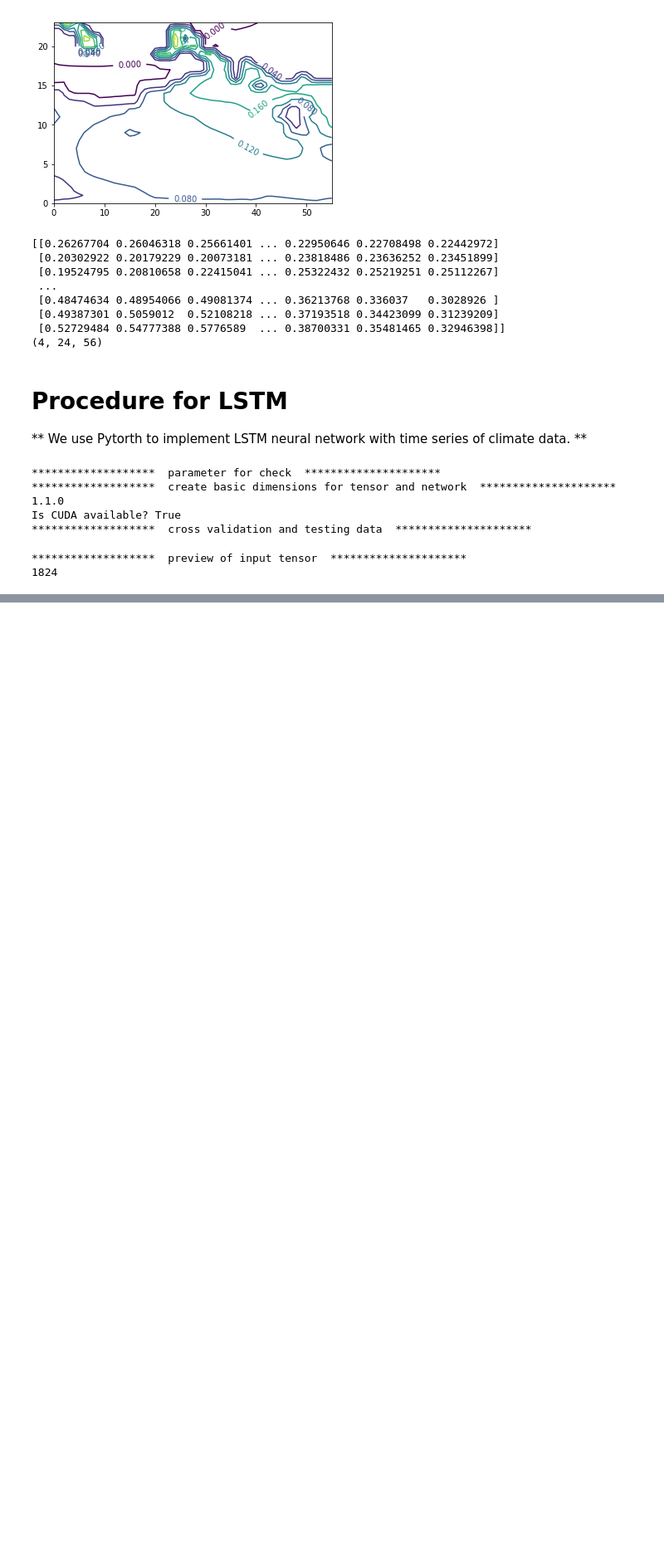
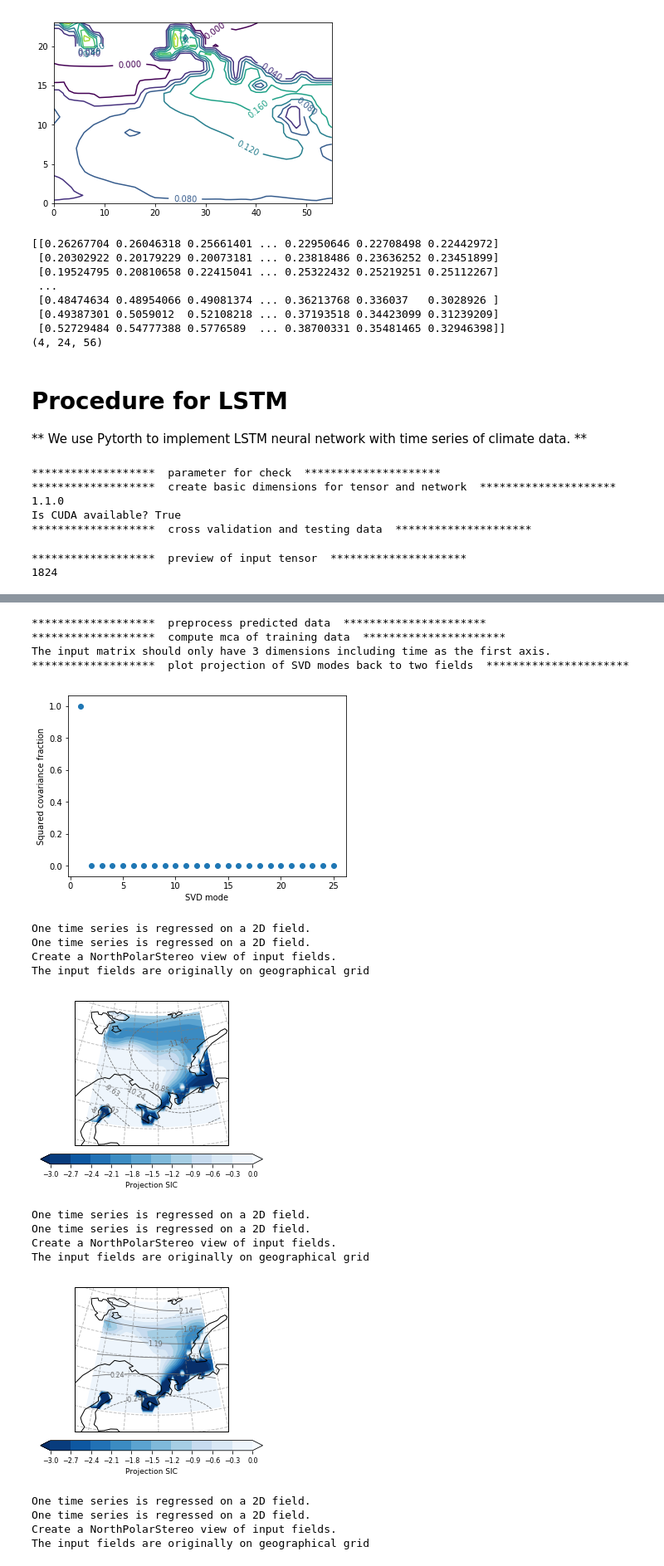
Before and after one commit to geek-yang/DeepArctic, a Jupyter notebook: Map/valid_All/map_LSTM_multiple_2SIC_Barents_GPU_param_validAll_MCA.ipynb, the cells around one changed output, grey strips where cells are left out. Shown at 83% size. Saved outputs shown, nothing was run; the diff lists cells and outputs as text; code cells hidden in the pictures; blank space fills up the shorter version.

```diff
--- a/Map/valid_All/map_LSTM_multiple_2SIC_Barents_GPU_param_validAll_MCA.ipynb
+++ b/Map/valid_All/map_LSTM_multiple_2SIC_Barents_GPU_param_validAll_MCA.ipynb
@@ -847,0 +721,80 @@ The input fields are originally on geographical grid
+# %%
+    ###################################################################################
+    ##### maximum covariance analysis projection back to data within training set #####
+    ###################################################################################
+    print ("*******************  preprocess predicted data  **********************")
+
+    print ("*******************  compute mca of training data  **********************")
+    sc, mca_left_m1, mca_right_m1, mca_left_m2, mca_right_m2, mca_left_m3,\
+    mca_right_m3 = deepclim.preprocess.operator.mca(sic_exp_norm[:-cross_valid_year*12*4-test_year*12*4, :, :],
+                                                    choice_exp_norm[:-cross_valid_year*12*4-test_year*12*4, :, :],
+                                                    dimension = 'temporal')
+    print ("*******************  plot projection of SVD modes back to two fields  **********************")
+    fig0 = plt.figure()
+    plt.scatter(np.arange(1,len(sc[:25])+1,1),sc[:25])
+    plt.xlabel('SVD mode')
+    plt.ylabel('Squared covariance fraction')
+    plt.show()
+    fig0.savefig(os.path.join(output_path, 'mca_SC_sic_var_training_temporal.png'), dpi=150)
+
+    slope_left_m1, _, _ = deepclim.preprocess.operator.linearRegress(mca_left_m1,
+                                                                     sic_exp_norm[:-cross_valid_year*12*4-test_year*12*4, :, :])
+    slope_right_m1, _, _ = deepclim.preprocess.operator.linearRegress(mca_right_m1,
+                                                                      choice_exp_norm[:-cross_valid_year*12*4-test_year*12*4, :, :])
+
+    label = 'Projection SIC'
+    ticks = [i for i in np.linspace(-3.0,0.0,11)]
+    level = [i for i in np.linspace(-20.0,5.0,42)]
+    #level = [i for i in np.linspace(-10.0,0.0,12)]
+    deepclim.visual.plots.geograph_mode(latitude_ERAI[12:36], longitude_ERAI[264:320], slope_left_m1,
+                                        latitude_ERAI[12:36], longitude_ERAI[264:320], slope_right_m1,
+                                        label, ticks, level, os.path.join(output_path,'mca_sic_var_training_temporal_mode_1.png'),
+                                        boundary='barents_polar', colormap='Blues_r')
+
+    slope_left_m2, _, _ = deepclim.preprocess.operator.linearRegress(mca_left_m2,
+                                                                     sic_exp_norm[:-cross_valid_year*12*4-test_year*12*4, :, :])
+    slope_right_m2, _, _ = deepclim.preprocess.operator.linearRegress(mca_right_m2,
+                                                                      choice_exp_norm[:-cross_valid_year*12*4-test_year*12*4, :, :])
+
+    label = 'Projection SIC'
+    ticks = [i for i in np.linspace(-3.0,0.0,11)]
+    level = [i for i in np.linspace(-5.0,5.0,22)]
+    #level = [i for i in np.linspace(-10.0,0.0,9)]
+    deepclim.visual.plots.geograph_mode(latitude_ERAI[12:36], longitude_ERAI[264:320], slope_left_m2,
+                                        latitude_ERAI[12:36], longitude_ERAI[264:320], slope_right_m2,
+                                        label, ticks, level, os.path.join(output_path,'mca_sic_var_training_temporal_mode_2.png'),
+                                        boundary='barents_polar', colormap='Blues_r')
+
+    slope_left_m3, _, _ = deepclim.preprocess.operator.linearRegress(mca_left_m3,
+                                                                     sic_exp_norm[:-cross_valid_year*12*4-test_year*12*4, :, :])
+    slope_right_m3, _, _ = deepclim.preprocess.operator.linearRegress(mca_right_m3,
+                                                                      choice_exp_norm[:-cross_valid_year*12*4-test_year*12*4, :, :])
+
+    label = 'Projection SIC'
+    ticks = [i for i in np.linspace(-3.0,0.0,11)]
+    level = [i for i in np.linspace(-5.0,5.0,22)]
+    #level = [i for i in np.linspace(-10.0,0.0,9)]
+    deepclim.visual.plots.geograph_mode(latitude_ERAI[12:36], longitude_ERAI[264:320], slope_left_m3,
+                                        latitude_ERAI[12:36], longitude_ERAI[264:320], slope_right_m3,
+                                        label, ticks, level, os.path.join(output_path,'mca_sic_var_training_temporal_mode_3.png'),
+                                        boundary='barents_polar', colormap='Blues_r')
+# %% [output]
+*******************  preprocess predicted data  **********************
+*******************  compute mca of training data  **********************
+The input matrix should only have 3 dimensions including time as the first axis.
+*******************  plot projection of SVD modes back to two fields  **********************
+[figure, added]
+One time series is regressed on a 2D field.
+One time series is regressed on a 2D field.
+Create a NorthPolarStereo view of input fields.
+The input fields are originally on geographical grid
+[figure, added]
+One time series is regressed on a 2D field.
+One time series is regressed on a 2D field.
+Create a NorthPolarStereo view of input fields.
+The input fields are originally on geographical grid
+[figure, added]
+One time series is regressed on a 2D field.
+One time series is regressed on a 2D field.
+Create a NorthPolarStereo view of input fields.
+The input fields are originally on geographical grid
```
Also changed, not shown: parts of 20 cells of this notebook.
